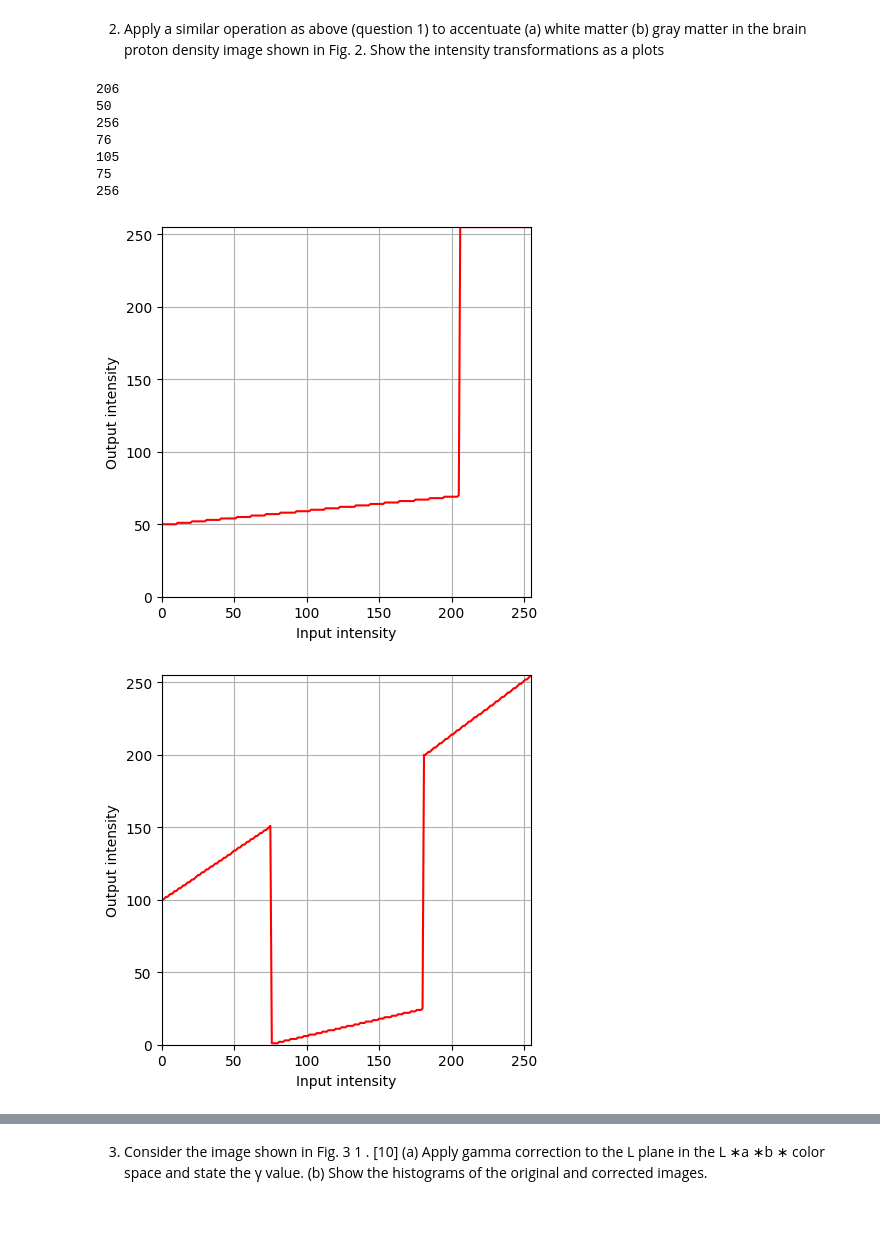
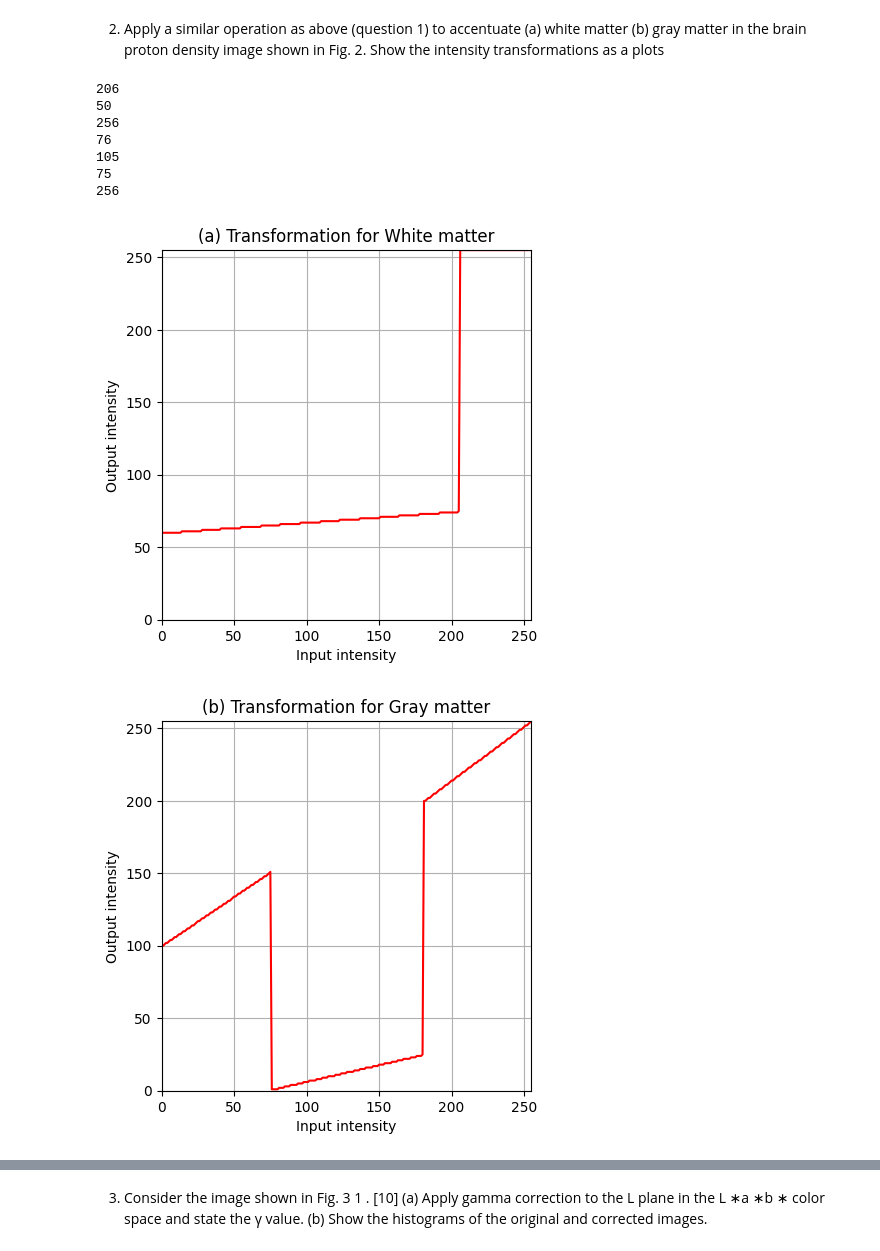
Before and after one commit to PRABUDDHIKAMWR/EN3160-Image_Processing_and_Machine_Vision, a Jupyter notebook: ass1.ipynb, the cells around one changed output, grey strips where cells are left out. Drawn from its saved outputs; the diff is of its cells as text; code cells hidden in the pictures; blank space fills up the shorter version.

```diff
--- a/ass1.ipynb
+++ b/ass1.ipynb
@@ -69,7 +69,7 @@ import cv2 as cv
 import numpy as np
 import matplotlib.pyplot as plt
 
-c = np.array([(0,50),(205, 70), (205, 254)])
+c = np.array([(0,60),(205, 75), (205, 254)])
 t1 = np.linspace(c[0,1], c[1, 1], c[1, 0] + 1 - 0).astype('uint8')
 print(len(t1))
 t2 = np.linspace(c[2, 1] + 1, 255, 255 - c[2, 0] ).astype('uint8')
@@ -95,6 +95,7 @@ ax.set_ylabel('Output intensity')
 ax.set_xlim(0, 255)
 ax.set_ylim(0, 255)
 ax.set_aspect('equal')
+plt.title("(a) Transformation for White matter")
 plt.grid(True)
 plt.show()
 
@@ -106,41 +107,38 @@ ax.set_ylabel('Output intensity')
 ax.set_xlim(0, 255)
 ax.set_ylim(0, 255)
 ax.set_aspect('equal')
+plt.title("(b) Transformation for Gray matter")
 plt.grid(True)
 plt.show()
 
-
 img_orig = cv.imread(r"zooming\BrainProtonDensitySlice9.png", cv.IMREAD_GRAYSCALE)
-cv.namedWindow("Image", cv.WINDOW_AUTOSIZE)
-#img = cv.imshow("Image", img_orig)
-#cv.waitKey(0)
 
 image_transformeda = cv.LUT(img_orig, transform1)
 image_transformedb = cv.LUT(img_orig, transform2)
 
 fig, axes = plt.subplots(1, 3,figsize=(10,10), sharex='all', sharey='all')
 axes[0].imshow(img_orig, cmap='gray')
 axes[0].set_title('Original')
 axes[0].set_xticks([]), axes[0].set_yticks([])
 
 axes[1].imshow(image_transformeda, cmap='gray',vmin=0, vmax=255)
-axes[1].set_title('(a) white matter')
+axes[1].set_title('(a) White matter')
 axes[1].set_xticks([]), axes[1].set_yticks([])
 
 axes[2].imshow(image_transformedb, cmap='gray',vmin=0, vmax=255)
-axes[2].set_title('(b) gray matter')
+axes[2].set_title('(b) Gray matter')
 axes[2].set_xticks([]), axes[2].set_yticks([])
 plt.show()
 # %% [output]
 206
 50
 256
 76
 105
 75
 256
-[figure, old version]
+[figure, new version]
-[figure, old version]
+[figure, new version]
 [figure]
 # %% [markdown]
 3. Consider the image shown in Fig. 3
```
Also changed, not shown: parts of 2 cells of this notebook.
